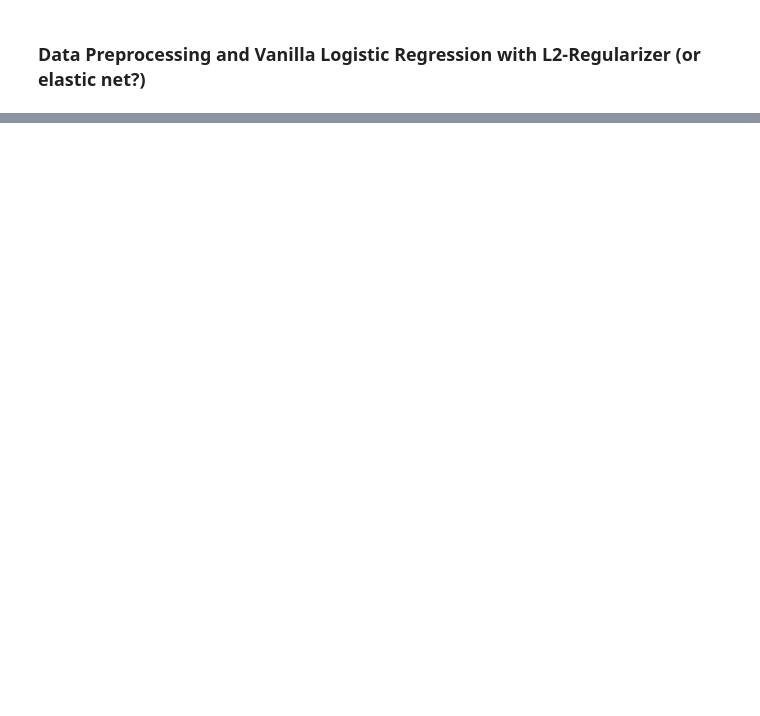
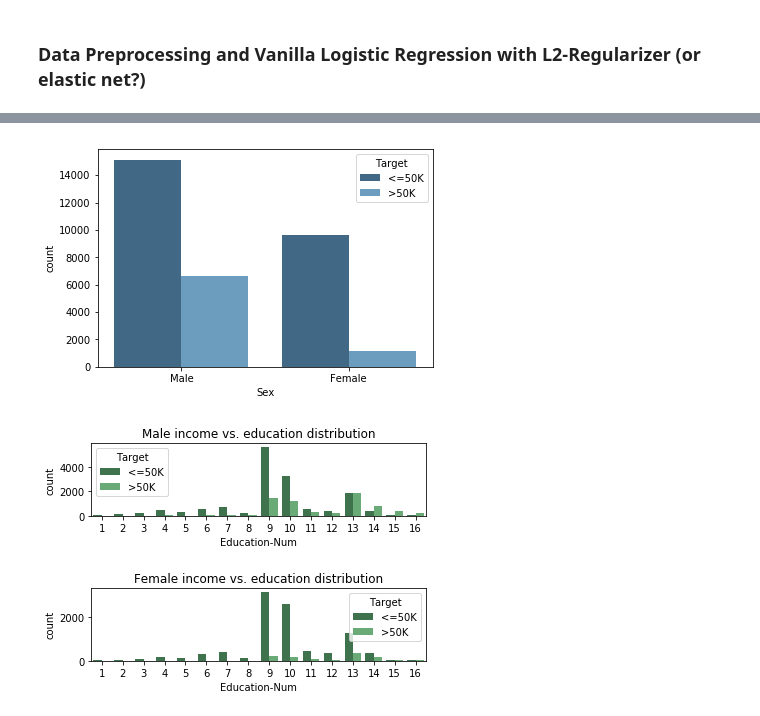
Before and after one commit to davevanveen/fairness_logistic_regression, a Jupyter notebook: notebooks/Data Pre-processing and Vanilla Logistic Regression.ipynb, the cells around one changed output, grey strips where cells are left out. Cells and saved outputs as stored; diff of their text form; code cells hidden in the pictures; blank space fills up the shorter version.

```diff
--- a/notebooks/Data Pre-processing and Vanilla Logistic Regression.ipynb
+++ b/notebooks/Data Pre-processing and Vanilla Logistic Regression.ipynb
@@ -205,0 +133,24 @@ Class coeffs: [[  3.45006061e-01   7.68231202e-01   2.31700132e+00   6.43612195e
+# %%
+# Anticipating gender/race bias in the data
+# Overall bias
+fig = plt.figure()
+sns.countplot(x = "Sex", hue = "Target", data = train_data, palette = "Blues_d")
+
+# Gender-education bias w.r.t. income
+male_data = train_data[train_data["Sex"] == 'Male']
+female_data = train_data[train_data["Sex"] == 'Female']
+
+fig = plt.figure()
+# Male plot
+fig.add_subplot(2, 1, 1)
+sns.countplot(x = "Education-Num", hue = "Target", data = male_data, palette="Greens_d")
+plt.title("Male income vs. education distribution")
+# Female plot
+fig.add_subplot(2, 1, 2)
+sns.countplot(x = "Education-Num", hue = "Target", data = female_data, palette="Greens_d")
+plt.title("Female income vs. education distribution")
+
+plt.subplots_adjust(hspace = 1)
+# %% [output]
+[figure, added]
+[figure, added]
```
Also changed, not shown: parts of 13 cells of this notebook, 2 other files.
